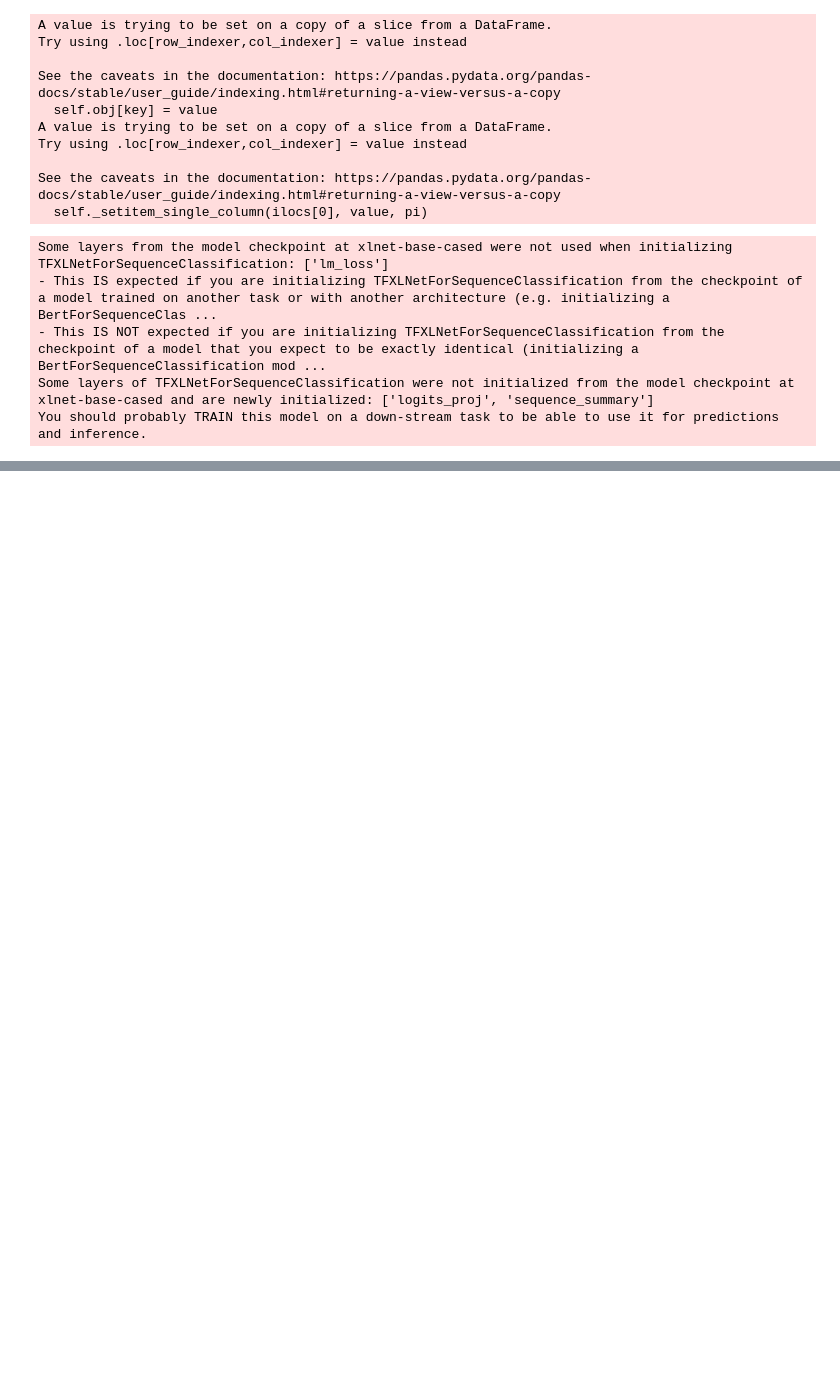
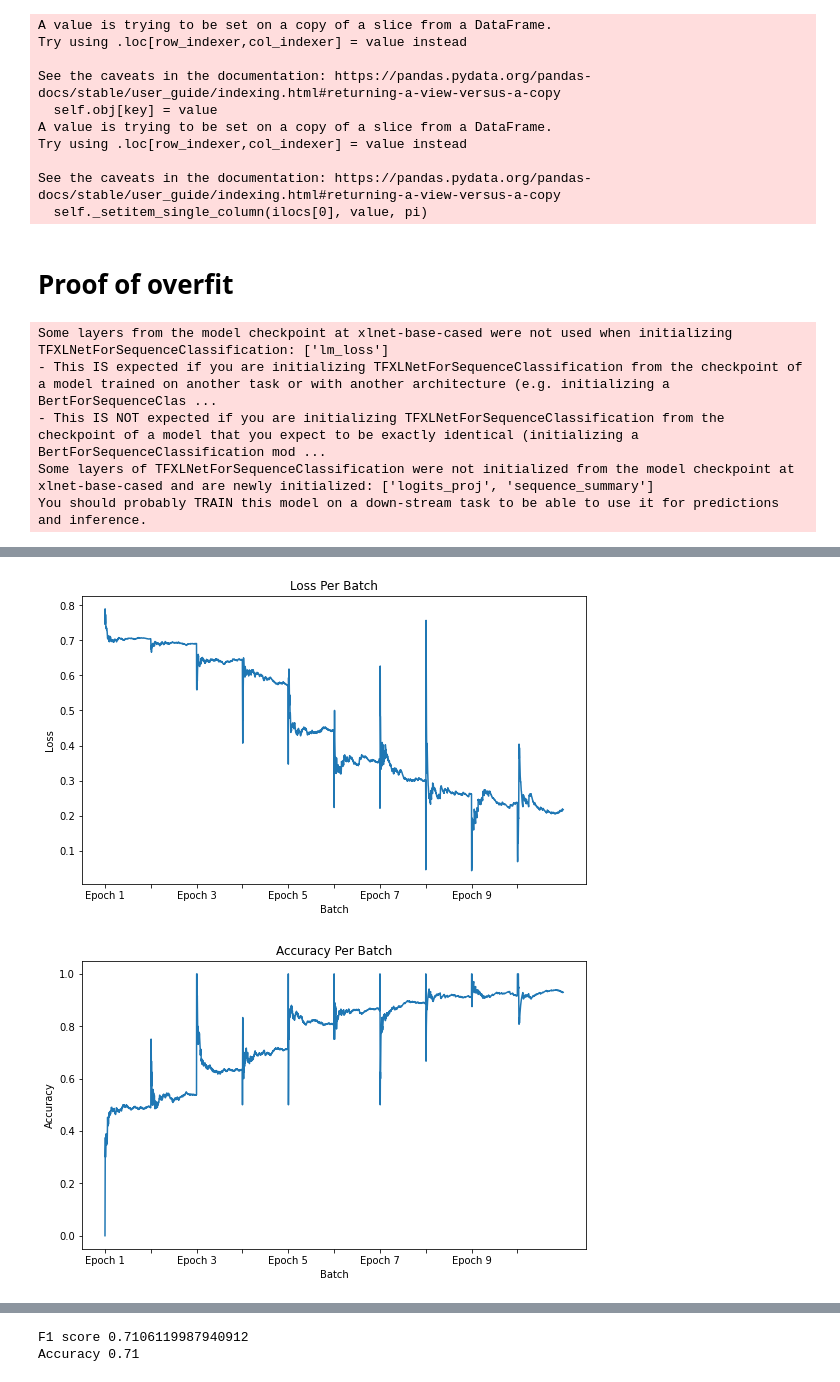
Before and after one commit to kevin-michael-cs230/Question-Classifier, a Jupyter notebook: interest_classifier.ipynb, the cells around one changed output, grey strips where cells are left out. Saved outputs shown, nothing was run; the diff lists cells and outputs as text; code cells hidden in the pictures; blank space fills up the shorter version.

Commit message:
Finished interest classification tuning

```diff
--- a/interest_classifier.ipynb
+++ b/interest_classifier.ipynb
@@ -55,20 +63,19 @@ folds = du.kfold_split(features, labels, num_folds=8)
+# %% [markdown]
+# Proof of overfit
 # %%
 # Hyperparameters
 INITIAL_ALPHA = 1e-5
 LEARNING_RATE = tf.keras.optimizers.schedules.ExponentialDecay(INITIAL_ALPHA, decay_steps=100, decay_rate=0.9, staircase=True)
 BATCH_SIZE = 2
-EPOCHS = 6
-
-# train_set, dev_set, test_set = du.split_datasets(interest, TRAIN_RATIO, DEV_RATIO)
-# train_features, train_labels = du.get_features(train_set), du.get_labels(train_set, 'interest_binary')
-# dev_features, dev_labels = du.get_features(dev_set), du.get_labels(dev_set, 'interest_binary')
-# test_features, test_labels = du.get_features(test_set), du.get_labels(test_set, 'interest_binary')
-
-train_features = folds[2]['train_features']
-train_labels = folds[2]['train_labels']
+EPOCHS = 10
 
 
-name = get_next_name_train('metrics/model_overfit')
+
+train_features = folds[0]['train_features']
+train_labels = folds[0]['train_labels']
+
+
+name = get_next_name_train('metrics/overfit_demo')
 training_metrics = TrainMetrics(name, epochs=EPOCHS)
 
 model = create_model_no_stackx(MAX_LEN, NUM_SX_FEATURES)
@@ -80,7 +87,20 @@ hist = model.fit(train_features, train_labels, batch_size=BATCH_SIZE, epochs=EPO
 
 training_metrics.plot_loss()
 training_metrics.plot_accuracy()
-#training_metrics.save_metrics_json()
+training_metrics.save_metrics_json()
+
+dev_features = folds[0]['test_features']
+dev_labels = folds[0]['test_labels']
+
+dev_preds = model.predict(dev_features, batch_size=BATCH_SIZE)
+dev_preds = np.rint(dev_preds).astype(int)
+eval_dataset = {'feats': dev_features, 'labels': dev_labels, 'preds': dev_preds}
+
+name = get_next_name_eval('metrics/overfit_demo')
+eval_metrics = EvalMetrics(name, dataset=eval_dataset)
+eval_metrics.plot_confusion_matrix()
+print(f'F1 score {eval_metrics.get_f1score()}')
+print(f'Accuracy {eval_metrics.get_accuracy()}')
 # %% [output]
 Some layers from the model checkpoint at xlnet-base-cased were not used when initializing TFXLNetForSequenceClassification: ['lm_loss']
 - This IS expected if you are initializing TFXLNetForSequenceClassification from the checkpoint of a model trained on another task or with another architecture (e.g. initializing a BertForSequenceClas ...
@@ -95,0 +127,2 @@ WARNING:tensorflow:Gradients do not exist for variables ['tfxl_net_for_sequence_
+[figure, added]
+[figure, added]
@@ -95,0 +132,2 @@ WARNING:tensorflow:Gradients do not exist for variables ['tfxl_net_for_sequence_
+F1 score 0.7106119987940912
+Accuracy 0.71
```
Also changed, not shown: parts of 11 cells of this notebook, 1 other file.
